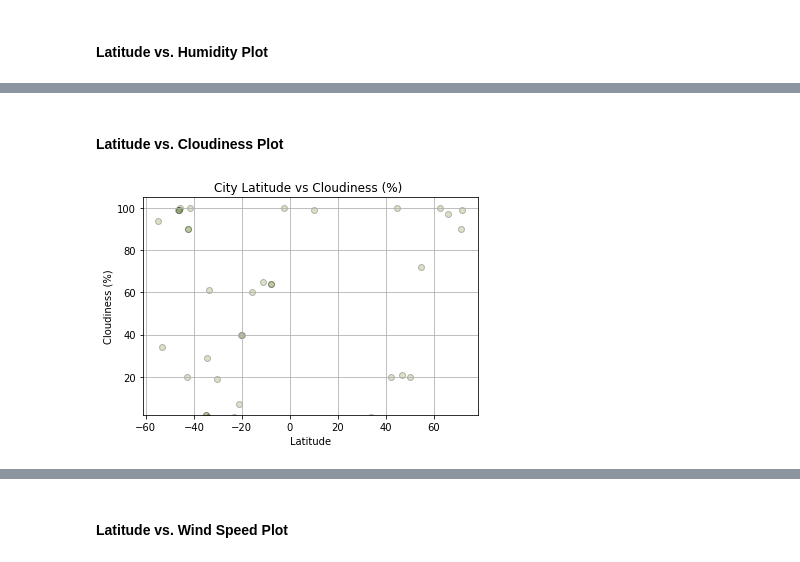
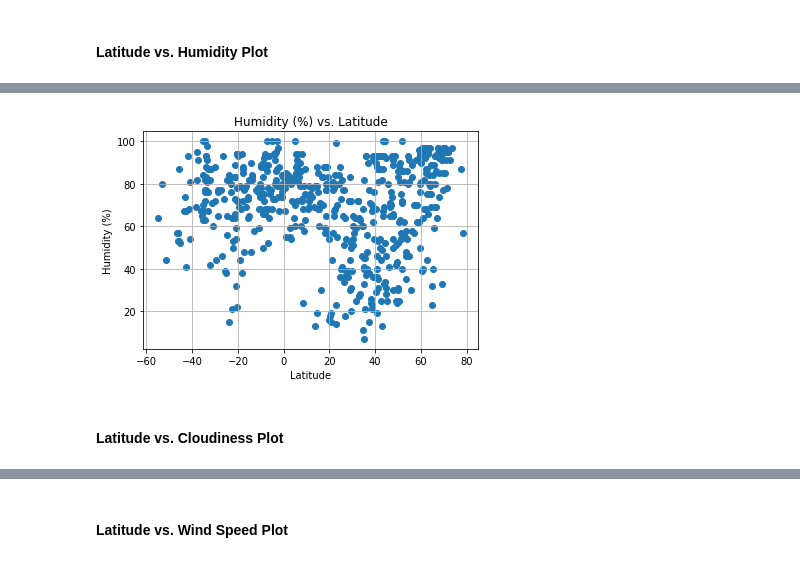
Before and after one commit to 200013546/python-api-challenge, a Jupyter notebook: WeatherPy.ipynb, the cells around one changed output, grey strips where cells are left out. Drawn from its saved outputs; the diff is of its cells as text; code cells hidden in the pictures.

```diff
--- a/WeatherPy.ipynb
+++ b/WeatherPy.ipynb
@@ -97,14 +102,0 @@ latitude_and_Longitude
-# %%
-cities = []
-country = []
-
-for lat,lon in latitude_and_Longitude:
-    city = citipy.nearest_city(lat,lon)
-
-    cityName = city.city_name
-
-    cities.append(cityName)
-
-    country.append(city.country_code)
-
-print('The above script has generated {} different cities using random numbers.'.format(len(set(cities))))
@@ -262,6 +146,11 @@ my_plot("Latitude","Humidity (%)",df_filterd)
+# %%
+hum_y = df['Humidity']
+generate_plot(lat_x, hum_y, "Humidity (%) vs. Latitude", "Latitude", "Humidity (%)","output_data/Lat_vs_Humidity.png")
+
+## CONCLUSION ##
+# This plot shows that there is no correlation of humidity from distance from equater
+# Cities in the Northern hemisphere have higher levels of humidity
+# %% [output]
+[figure, added]
 # %% [markdown]
 #### Latitude vs. Cloudiness Plot
-# %%
-my_plot("Latitude","Cloudiness (%)",df_filterd)
-# %% [output]
-[figure, removed]
```
Also changed, not shown: parts of 37 cells of this notebook, 32 other files.
